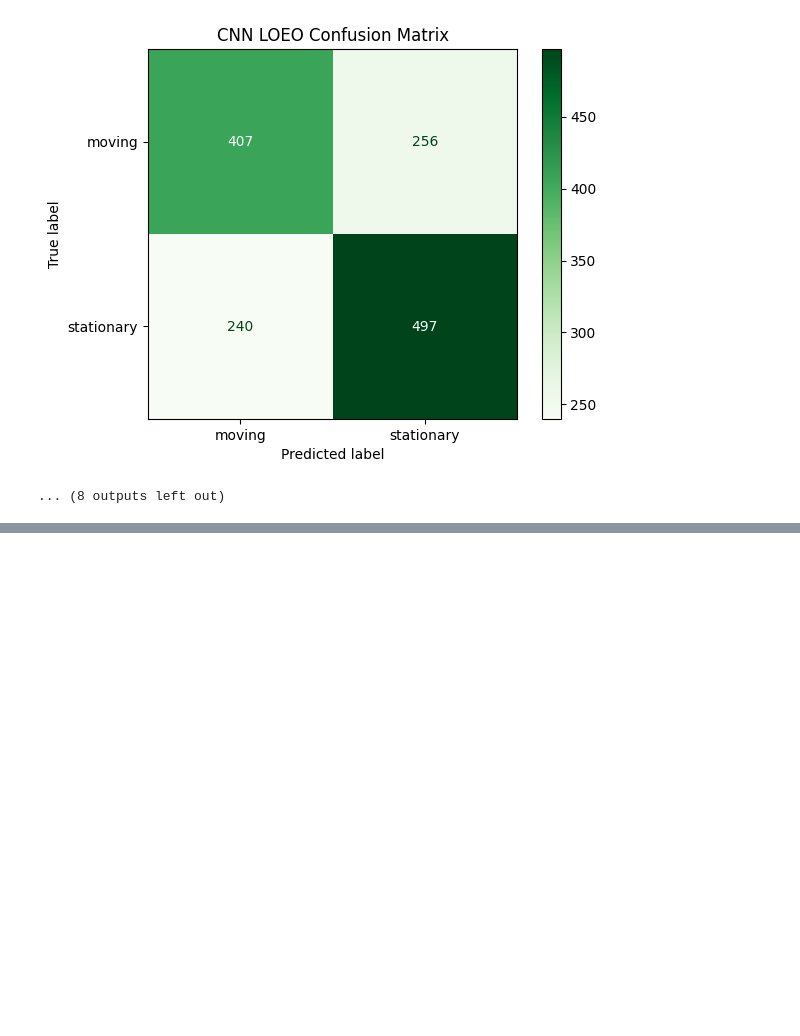
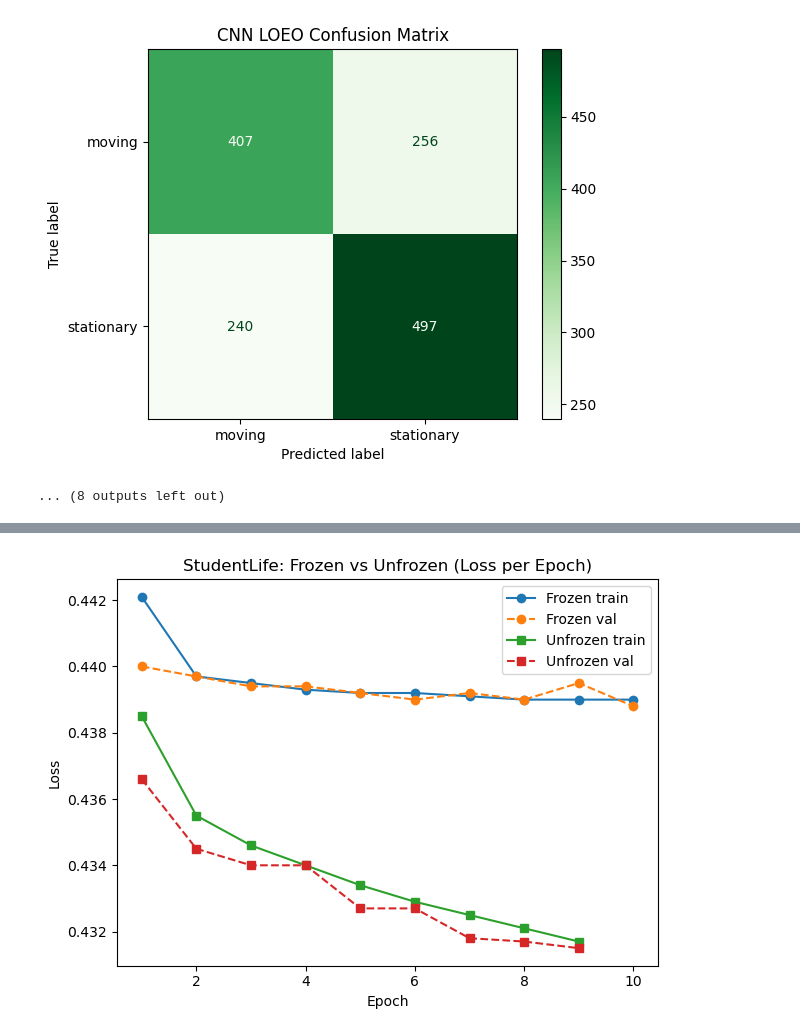
Before and after one commit to Castellanos02/cs286_demo, a Jupyter notebook: demo1.ipynb, the cells around one changed output, grey strips where cells are left out. Cells and saved outputs as stored; diff of their text form; code cells hidden in the pictures; blank space fills up the shorter version.

```diff
--- a/demo1.ipynb
+++ b/demo1.ipynb
@@ -1292,0 +2180,30 @@ Day 2013-04-05 Accuracy: 0.7074626684188843
+# %%
+epochs_frozen = np.arange(1, 11)
+epochs_unfrozen = np.arange(1, 10)
+
+frozen_train_loss = [0.4421, 0.4397, 0.4395, 0.4393, 0.4392,
+                     0.4392, 0.4391, 0.4390, 0.4390, 0.4390]
+frozen_val_loss = [0.4400, 0.4397, 0.4394, 0.4394, 0.4392,
+                     0.4390, 0.4392, 0.4390, 0.4395, 0.4388]
+
+unfrozen_train_loss = [0.4385, 0.4355, 0.4346, 0.4340, 0.4334,
+                   0.4329, 0.4325, 0.4321, 0.4317]
+unfrozen_val_loss = [0.4366, 0.4345, 0.4340, 0.4340, 0.4327,
+                   0.4327, 0.4318, 0.4317, 0.4315]
+
+plt.figure()
+
+plt.plot(epochs_frozen, frozen_train_loss, marker='o', label='Frozen train')
+plt.plot(epochs_frozen, frozen_val_loss, marker='o', linestyle='--', label='Frozen val')
+
+plt.plot(epochs_unfrozen, unfrozen_train_loss, marker='s', label='Unfrozen train')
+plt.plot(epochs_unfrozen, unfrozen_val_loss, marker='s', linestyle='--', label='Unfrozen val')
+
+plt.xlabel("Epoch")
+plt.ylabel("Loss")
+plt.title("StudentLife: Frozen vs Unfrozen (Loss per Epoch)")
+plt.legend()
+plt.tight_layout()
+plt.show()
+# %% [output]
+[figure, added]
```
Also changed, not shown: parts of 21 cells of this notebook, 1 other file.
